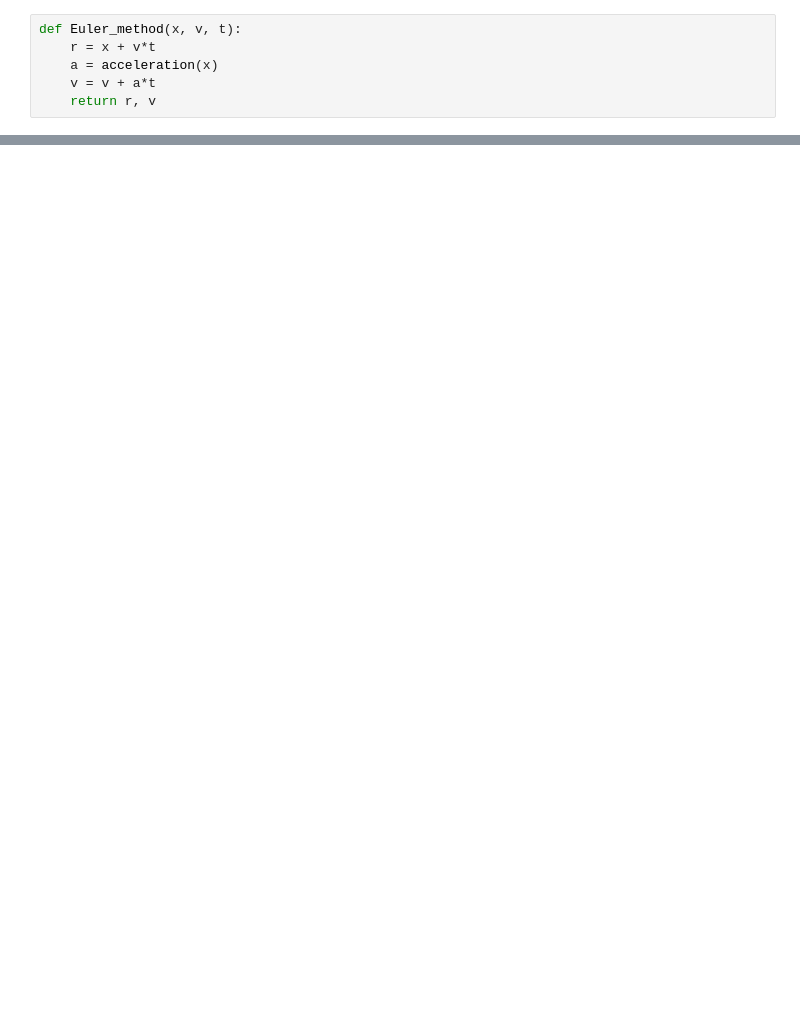
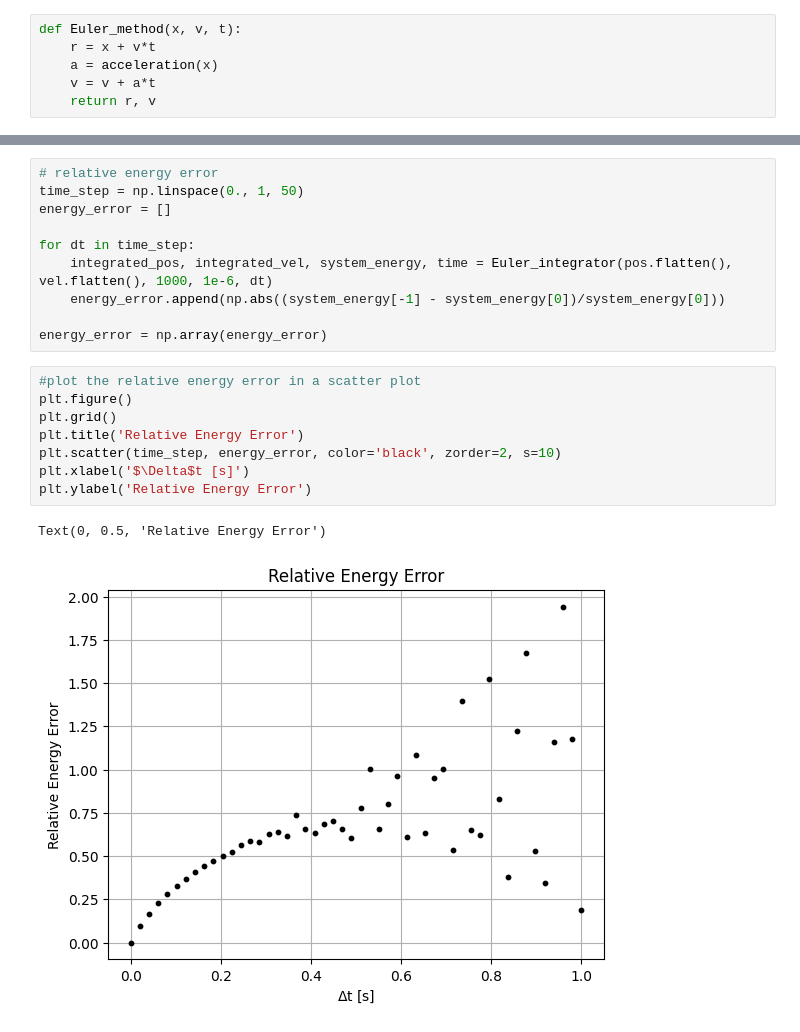
Before and after one commit to marcoboscato/celestial_mechanics, a Jupyter notebook: Homeworks/HW3/boscatomarco_hw3.ipynb, the cells around one changed output, grey strips where cells are left out. Cells and saved outputs as stored; diff of their text form; blank space fills up the shorter version.

```diff
--- a/Homeworks/HW3/boscatomarco_hw3.ipynb
+++ b/Homeworks/HW3/boscatomarco_hw3.ipynb
@@ -68,0 +101,21 @@ plt.grid()
+# %%
+# relative energy error
+time_step = np.linspace(0., 1, 50)
+energy_error = []
+
+for dt in time_step:
+    integrated_pos, integrated_vel, system_energy, time = Euler_integrator(pos.flatten(), vel.flatten(), 1000, 1e-6, dt)
+    energy_error.append(np.abs((system_energy[-1] - system_energy[0])/system_energy[0]))
+
+energy_error = np.array(energy_error)
+# %%
+#plot the relative energy error in a scatter plot
+plt.figure()
+plt.grid()
+plt.title('Relative Energy Error')
+plt.scatter(time_step, energy_error, color='black', zorder=2, s=10)
+plt.xlabel('$\Delta$t [s]')
+plt.ylabel('Relative Energy Error')
+# %% [output]
+Text(0, 0.5, 'Relative Energy Error')
+[figure, added]
```
Also changed, not shown: parts of 16 cells of this notebook, 1 other file.
